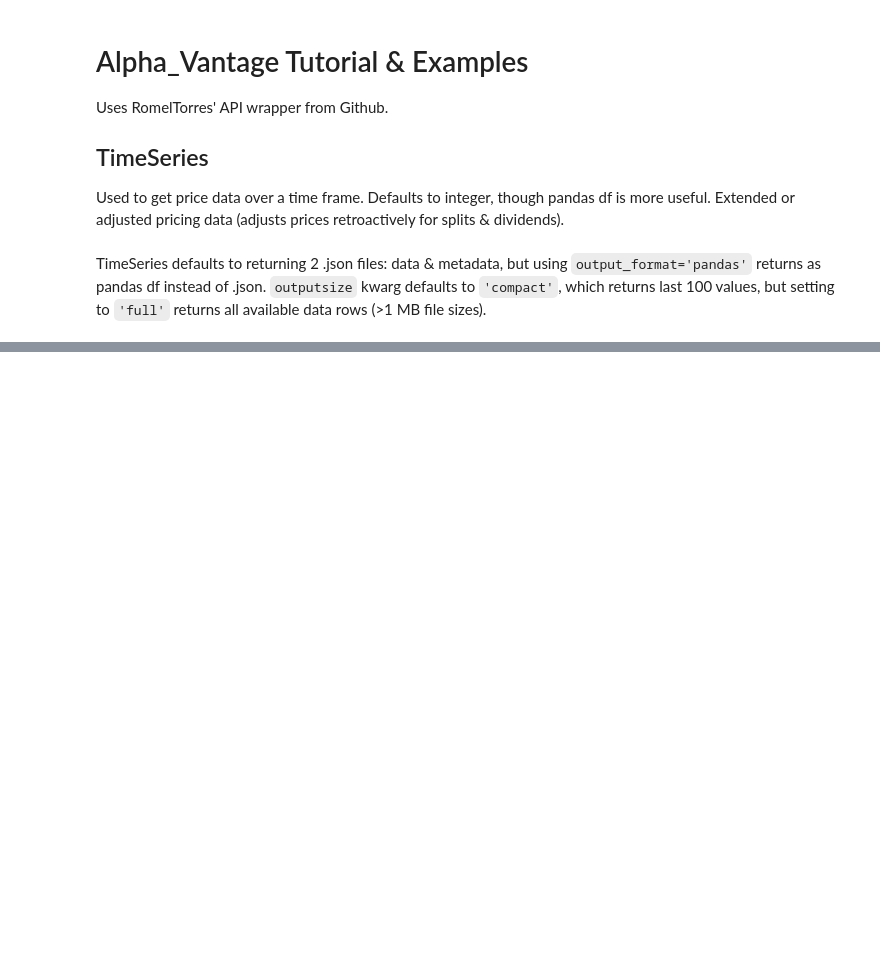
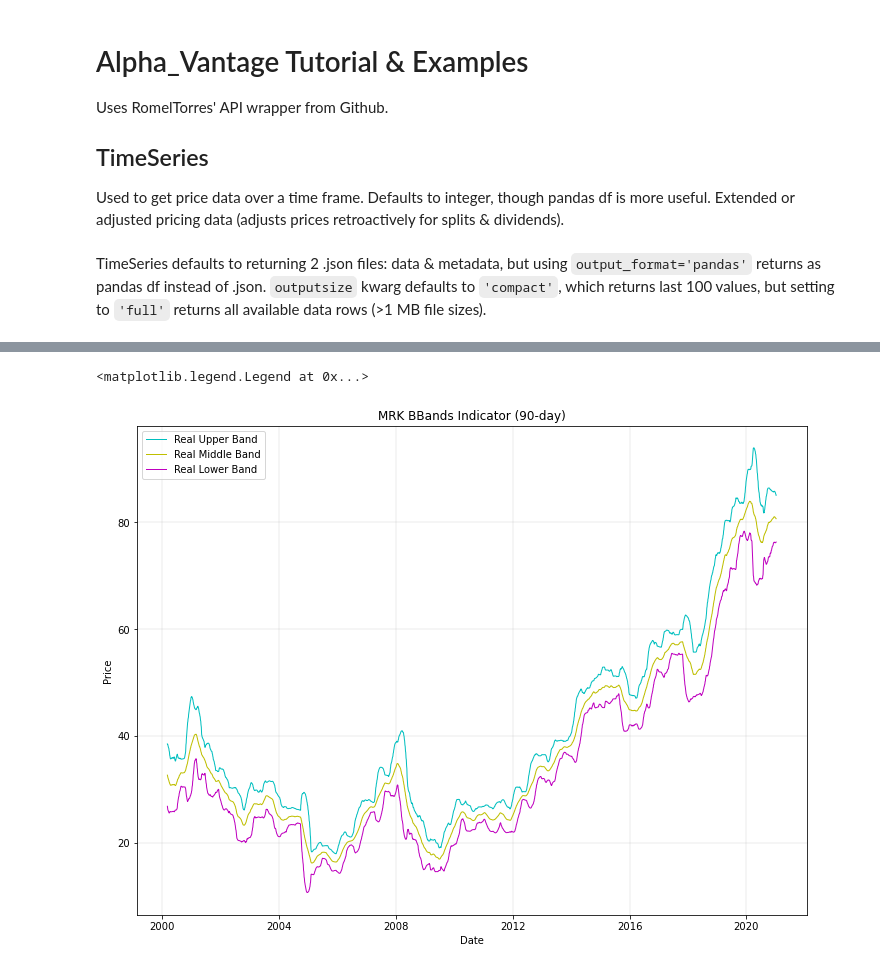
Before and after one commit to DCLimon/stonks, a Jupyter notebook: av_example.ipynb, the cells around one changed output, grey strips where cells are left out. Saved outputs shown, nothing was run; the diff lists cells and outputs as text; code cells hidden in the pictures; blank space fills up the shorter version.

```diff
--- a/av_example.ipynb
+++ b/av_example.ipynb
@@ -68,0 +131,12 @@ date
+# %%
+ti = TechIndicators(AV_API_KEY, output_format='pandas')
+
+# BBands tech indicators
+data, metadata = ti.get_bbands(
+    symbol='MRK',
+    interval='daily',  # interval b/w consecutive values
+    # Number of intervals to avg over, e.g. 90 = 90-day sliding avg.
+    time_period=90
+)
+print(data.describe())
+print(data)
@@ -68,0 +177,38 @@ date
+# %%
+merck_fig = plt.figure(figsize=(12, 9))
+gs = merck_fig.add_gridspec(nrows=1, ncols=1)  # 1x1 set of axes
+
+# Create subplot at specified coords & assign to axis
+merck_ax = merck_fig.add_subplot(gs[0,0])
+merck_ax.plot(
+    # Plot daily open prices.
+    data.index,
+    data['Real Upper Band'],
+    '-c',
+    linewidth=1,
+    label='Real Upper Band'
+)
+merck_ax.plot(
+    # Plot daily open prices.
+    data.index,
+    data['Real Middle Band'],
+    '-y',
+    linewidth=1,
+    label='Real Middle Band'
+)
+merck_ax.plot(
+    # Plot daily open prices.
+    data.index,
+    data['Real Lower Band'],
+    '-m',
+    linewidth=1,
+    label='Real Lower Band'
+)
+merck_ax.set_title('MRK BBands Indicator (90-day)')
+merck_ax.set_xlabel('Date')
+merck_ax.set_ylabel('Price')
+merck_ax.grid(b=True, linestyle='-', linewidth=0.25)
+merck_ax.legend()
+# %% [output]
+<matplotlib.legend.Legend at 0x...>
+[figure, added]
```
Also changed, not shown: parts of 6 cells of this notebook.
